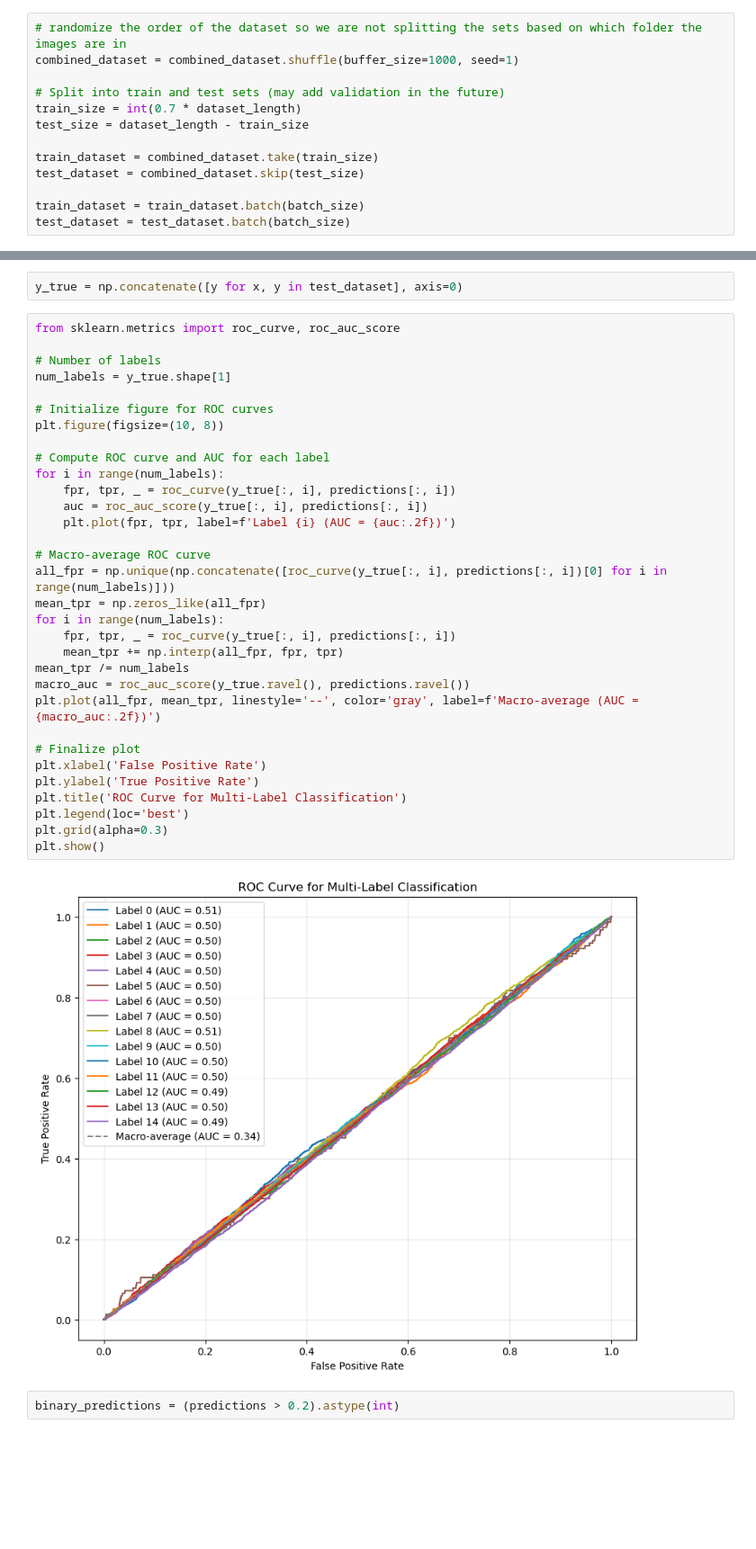
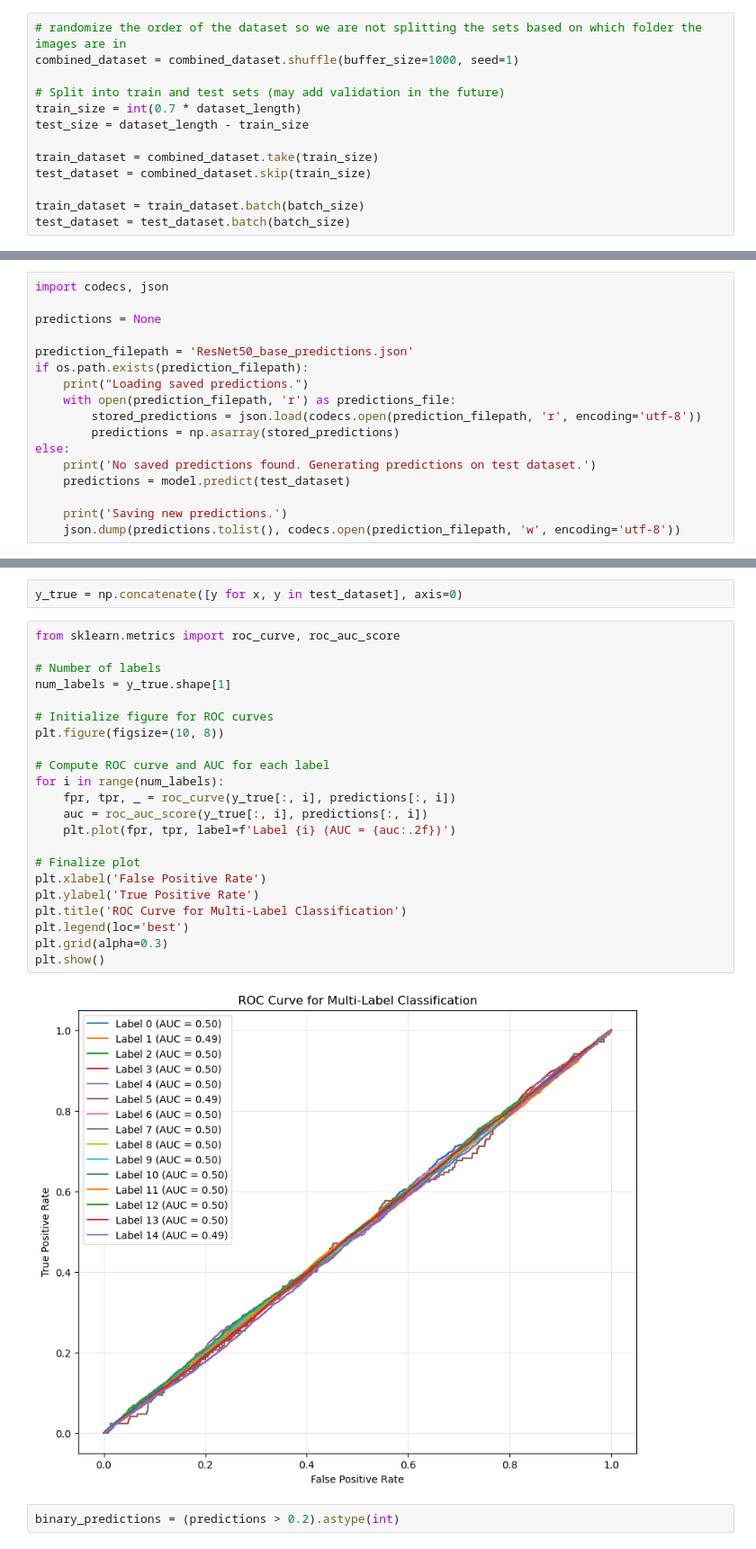
Before and after one commit to AndrewDant/AI570-Xray, a Jupyter notebook: AI 570 Xray Diagnosis.ipynb, the cells around one changed output, grey strips where cells are left out. Shown at 90% size. Cells and saved outputs as stored; diff of their text form; blank space fills up the shorter version.

Commit message:
fixed a test dataset size bug, add loading / saving predictions

```diff
--- a/AI 570 Xray Diagnosis.ipynb
+++ b/AI 570 Xray Diagnosis.ipynb
@@ -353,7 +353,7 @@ train_size = int(0.7 * dataset_length)
 test_size = dataset_length - train_size
 
 train_dataset = combined_dataset.take(train_size)
-test_dataset = combined_dataset.skip(test_size)
+test_dataset = combined_dataset.skip(train_size)
 
 train_dataset = train_dataset.batch(batch_size)
 test_dataset = test_dataset.batch(batch_size)
@@ -451,2 +466,19 @@ Epoch 1/10
+# %%
+import codecs, json
+
+predictions = None
+
+prediction_filepath = 'ResNet50_base_predictions.json'
+if os.path.exists(prediction_filepath):
+    print("Loading saved predictions.")
+    with open(prediction_filepath, 'r') as predictions_file:
+        stored_predictions = json.load(codecs.open(prediction_filepath, 'r', encoding='utf-8'))
+        predictions = np.asarray(stored_predictions)
+else:
+    print('No saved predictions found. Generating predictions on test dataset.')
+    predictions = model.predict(test_dataset)
+
+    print('Saving new predictions.')
+    json.dump(predictions.tolist(), codecs.open(prediction_filepath, 'w', encoding='utf-8'))
 # %%
 # Get predictions on the test set
@@ -458,37 +489,27 @@ y_true = np.concatenate([y for x, y in test_dataset], axis=0)
 # %%
 from sklearn.metrics import roc_curve, roc_auc_score
 
 # Number of labels
 num_labels = y_true.shape[1]
 
 # Initialize figure for ROC curves
 plt.figure(figsize=(10, 8))
 
 # Compute ROC curve and AUC for each label
 for i in range(num_labels):
     fpr, tpr, _ = roc_curve(y_true[:, i], predictions[:, i])
     auc = roc_auc_score(y_true[:, i], predictions[:, i])
     plt.plot(fpr, tpr, label=f'Label {i} (AUC = {auc:.2f})')
 
-# Macro-average ROC curve
-all_fpr = np.unique(np.concatenate([roc_curve(y_true[:, i], predictions[:, i])[0] for i in range(num_labels)]))
-mean_tpr = np.zeros_like(all_fpr)
-for i in range(num_labels):
-    fpr, tpr, _ = roc_curve(y_true[:, i], predictions[:, i])
-    mean_tpr += np.interp(all_fpr, fpr, tpr)
-mean_tpr /= num_labels
-macro_auc = roc_auc_score(y_true.ravel(), predictions.ravel())
-plt.plot(all_fpr, mean_tpr, linestyle='--', color='gray', label=f'Macro-average (AUC = {macro_auc:.2f})')
-
 # Finalize plot
 plt.xlabel('False Positive Rate')
 plt.ylabel('True Positive Rate')
 plt.title('ROC Curve for Multi-Label Classification')
 plt.legend(loc='best')
 plt.grid(alpha=0.3)
 plt.show()
 # %% [output]
-[figure, old version]
+[figure, new version]
 # %%
 binary_predictions = (predictions > 0.2).astype(int)
 # %%
```
Also changed, not shown: parts of 5 cells of this notebook.
